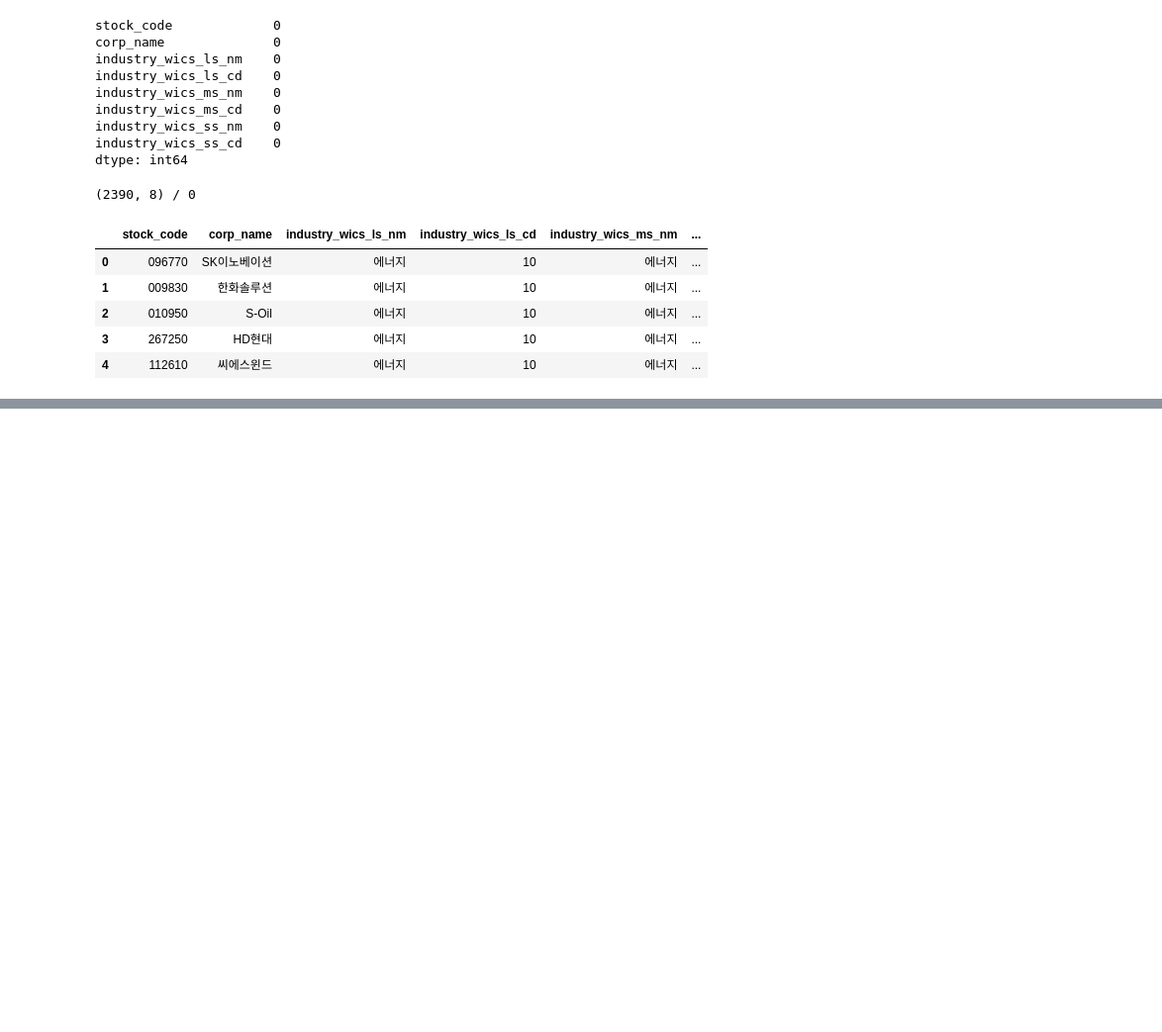
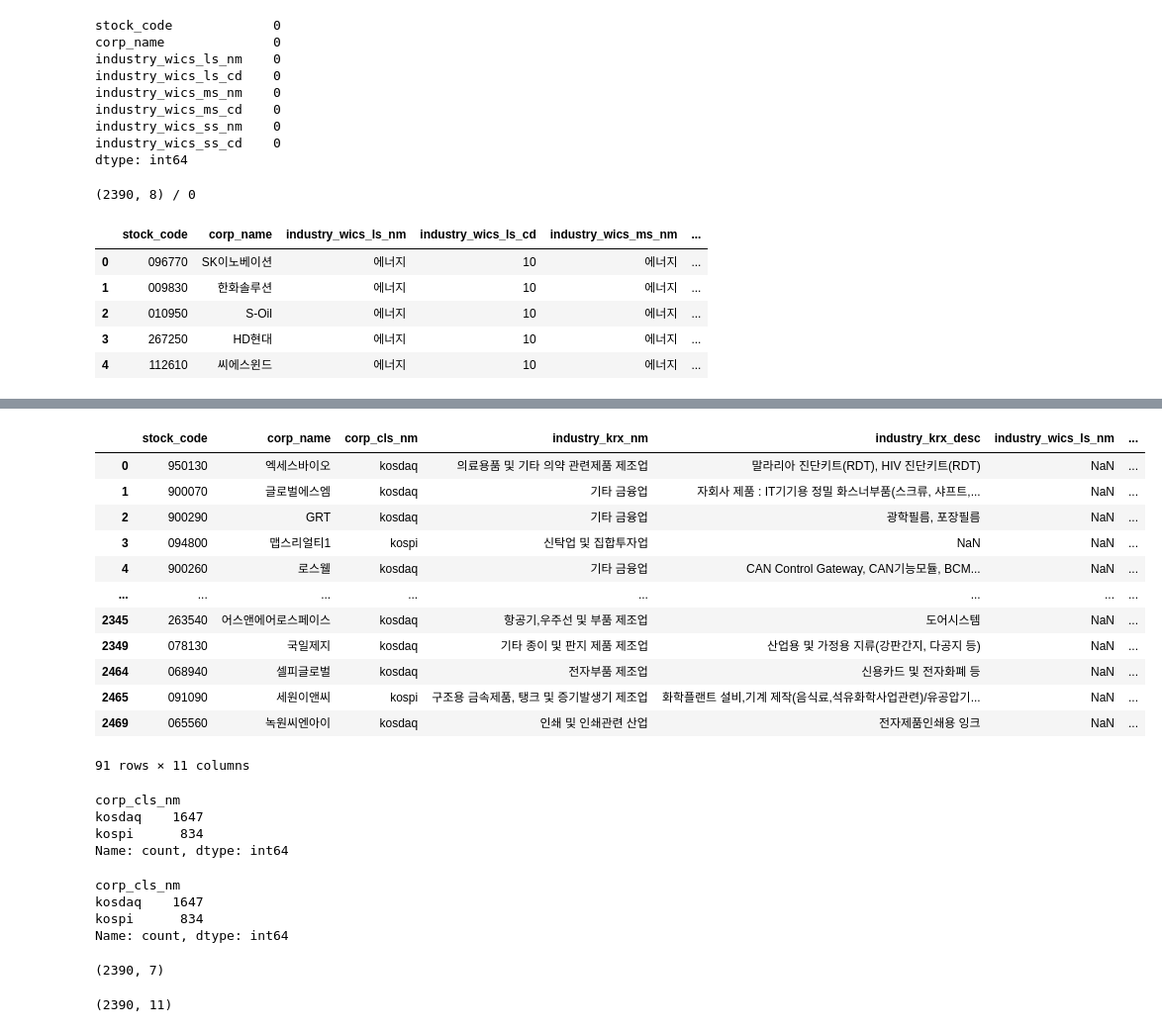
Before and after one commit to good593/stock_forecast, a Jupyter notebook: etl/회사 공시정보 조회.ipynb, the cells around one changed output, grey strips where cells are left out. Shown at 99% size. Cells and saved outputs as stored; diff of their text form; code cells hidden in the pictures; blank space fills up the shorter version.

Commit message:
add df_merge

```diff
--- a/etl/회사 공시정보 조회.ipynb
+++ b/etl/회사 공시정보 조회.ipynb
@@ -521,0 +547,10 @@ df_wics.head()
+# %%
+save_path_krx = '../data/meta/stock_corps_krx.csv'
+df_dtype = {
+    'stock_code': 'object'
+}
+
+df_krx = pd.read_csv(save_path_krx, dtype=df_dtype)
+
+print(f'{df_krx.shape} / {df_krx.isnull().sum().sum()}')
+df_krx.head()
@@ -521,0 +572,3 @@ df_wics.head()
+# %%
+df_krx = df_krx[['stock_code', 'corp_name', 'corp_cls_nm', 'industry_krx_nm', 'industry_krx_desc']]
+df_krx.head()
@@ -521,0 +582,3 @@ df_wics.head()
+# %%
+df_wics = df_wics[['stock_code', 'industry_wics_ls_nm', 'industry_wics_ls_cd', 'industry_wics_ms_nm', 'industry_wics_ms_cd', 'industry_wics_ss_nm', 'industry_wics_ss_cd']]
+df_wics.head()
@@ -521,0 +592,5 @@ df_wics.head()
+# %%
+df_merge = pd.merge(df_krx, df_wics, how='left', on=['stock_code'])
+
+print(f'{df_merge.shape} / {df_merge.isnull().sum().sum()}')
+df_merge.head()
@@ -521,0 +620,42 @@ df_wics.head()
+# %%
+c = df_merge['industry_wics_ls_nm'].isnull()
+
+df_merge.loc[c]
+# %% [output]
+|  | stock_code | corp_name | corp_cls_nm | industry_krx_nm | industry_krx_desc | industry_wics_ls_nm | ... |
+| 0 | 950130 | 엑세스바이오 | kosdaq | 의료용품 및 기타 의약 관련제품 제조업 | 말라리아 진단키트(RDT), HIV 진단키트(RDT) | NaN | ... |
+| 1 | 900070 | 글로벌에스엠 | kosdaq | 기타 금융업 | 자회사 제품 : IT기기용 정밀 화스너부품(스크류, 샤프트,... | NaN | ... |
+| 2 | 900290 | GRT | kosdaq | 기타 금융업 | 광학필름, 포장필름 | NaN | ... |
+| 3 | 094800 | 맵스리얼티1 | kospi | 신탁업 및 집합투자업 | NaN | NaN | ... |
+| 4 | 900260 | 로스웰 | kosdaq | 기타 금융업 | CAN Control Gateway, CAN기능모듈, BCM... | NaN | ... |
+| ... | ... | ... | ... | ... | ... | ... | ... |
+| 2345 | 263540 | 어스앤에어로스페이스 | kosdaq | 항공기,우주선 및 부품 제조업 | 도어시스템 | NaN | ... |
+| 2349 | 078130 | 국일제지 | kosdaq | 기타 종이 및 판지 제품 제조업 | 산업용 및 가정용 지류(강판간지, 다공지 등) | NaN | ... |
+| 2464 | 068940 | 셀피글로벌 | kosdaq | 전자부품 제조업 | 신용카드 및 전자화폐 등 | NaN | ... |
+| 2465 | 091090 | 세원이앤씨 | kospi | 구조용 금속제품, 탱크 및 증기발생기 제조업 | 화학플랜트 설비,기계 제작(음식료,석유화학사업관련)/유공압기... | NaN | ... |
+| 2469 | 065560 | 녹원씨엔아이 | kosdaq | 인쇄 및 인쇄관련 산업 | 전자제품인쇄용 잉크 | NaN | ... |
+91 rows × 11 columns
+# %%
+df_krx['corp_cls_nm'].value_counts()
+# %% [output]
+corp_cls_nm
+kosdaq    1647
+kospi      834
+Name: count, dtype: int64
+# %%
+df_merge['corp_cls_nm'].value_counts()
+# %% [output]
+corp_cls_nm
+kosdaq    1647
+kospi      834
+Name: count, dtype: int64
+# %%
+df_wics.shape
+# %% [output]
+(2390, 7)
+# %%
+c = df_merge['industry_wics_ls_nm'].isnull()
+
+df_merge.loc[~c].shape
+# %% [output]
+(2390, 11)
```
Also changed, not shown: parts of 11 cells of this notebook.
